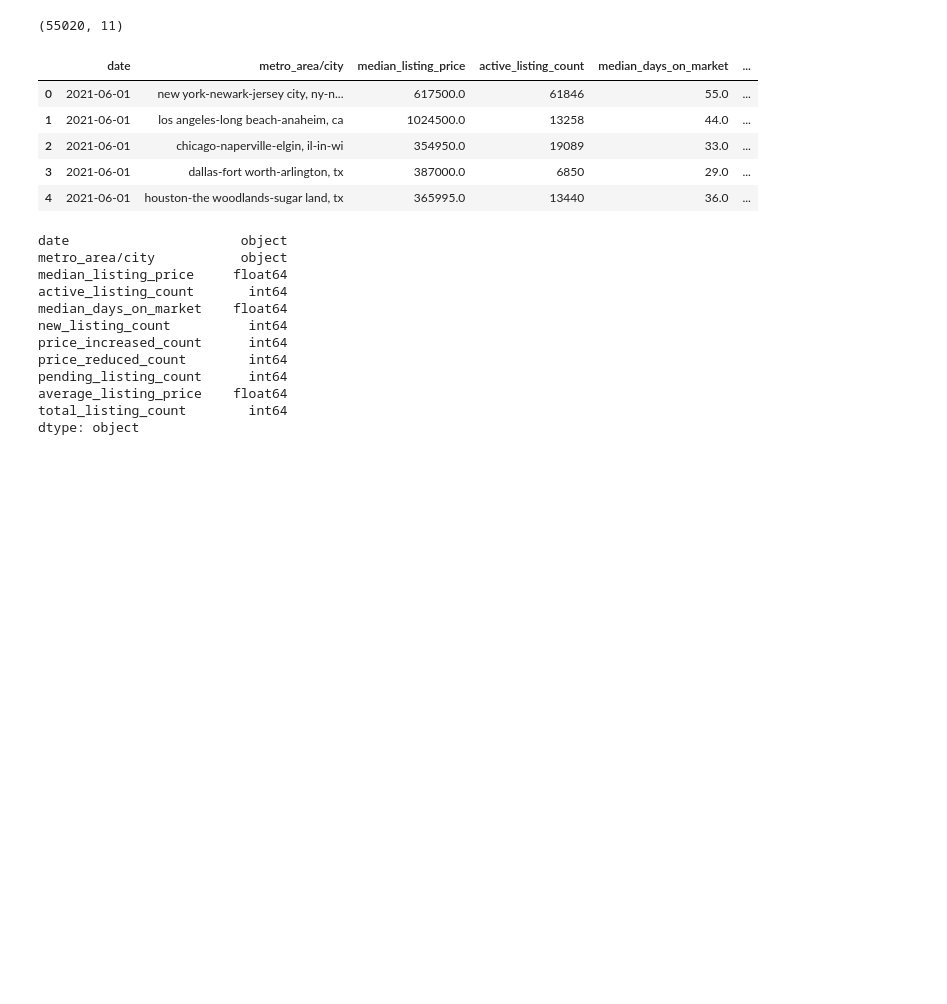
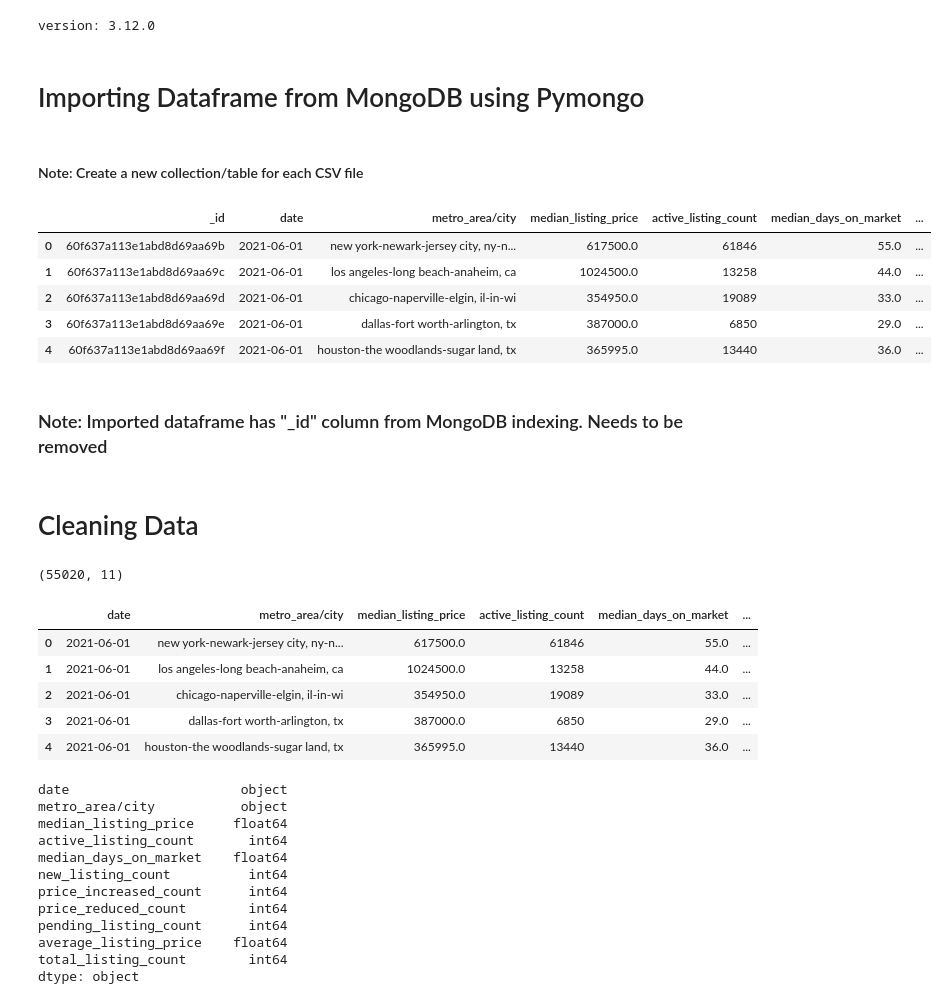
Before and after one commit to marke0816/Sleeper_Cities, a Jupyter notebook: Sleeper_cities.ipynb, the cells around one changed output. Cells and saved outputs as stored; diff of their text form; code cells hidden in the pictures; blank space fills up the shorter version.

Commit message:
created MongoDB and file uploader

```diff
--- a/Sleeper_cities.ipynb
+++ b/Sleeper_cities.ipynb
@@ -10,3 +21,39 @@ from sklearn.cluster import KMeans
+# %%
+# Check version of Pymongo
+import pymongo
+print("version:",pymongo.version)
+# %% [output]
+version: 3.12.0
+# %% [markdown]
+# Importing Dataframe from MongoDB using Pymongo
+# %%
+# Setup Pymongo Connection
+conn = f"mongodb+srv://{db_user}:{db_password}@cluster0.f7wzt.mongodb.net/myFirstDatabase?retryWrites=true&w=majority"
+client = pymongo.MongoClient(conn)
+# Create data base
+db = client.sleeper_cities
+# assign Mongo collection to a variable
+housing_mongo = db.housing
+# %% [markdown]
+#### Note: Create a new collection/table for each CSV file
+# %%
+# Pull the collection/table from MongoDB.
+response = housing_mongo.find()
+# Transforming it into a Dataframe
+housing_panda_df = pd.DataFrame(list(response))
+#Show the dataframe
+housing_panda_df.head()
+# %% [output]
+|  | _id | date | metro_area/city | median_listing_price | active_listing_count | median_days_on_market | ... |
+| 0 | 60f637a113e1abd8d69aa69b | 2021-06-01 | new york-newark-jersey city, ny-n... | 617500.0 | 61846 | 55.0 | ... |
+| 1 | 60f637a113e1abd8d69aa69c | 2021-06-01 | los angeles-long beach-anaheim, ca | 1024500.0 | 13258 | 44.0 | ... |
+| 2 | 60f637a113e1abd8d69aa69d | 2021-06-01 | chicago-naperville-elgin, il-in-wi | 354950.0 | 19089 | 33.0 | ... |
+| 3 | 60f637a113e1abd8d69aa69e | 2021-06-01 | dallas-fort worth-arlington, tx | 387000.0 | 6850 | 29.0 | ... |
+| 4 | 60f637a113e1abd8d69aa69f | 2021-06-01 | houston-the woodlands-sugar land, tx | 365995.0 | 13440 | 36.0 | ... |
+# %% [markdown]
+### Note: Imported dataframe has "_id" column from MongoDB indexing. Needs to be removed
+# %% [markdown]
+# Cleaning Data
 # %%
 # Load the Housing_data.csv dataset.
 file_path = "Resources/housing_data_cleaned.csv"
```
Also changed, not shown: parts of 3 cells of this notebook, 3 other files.
